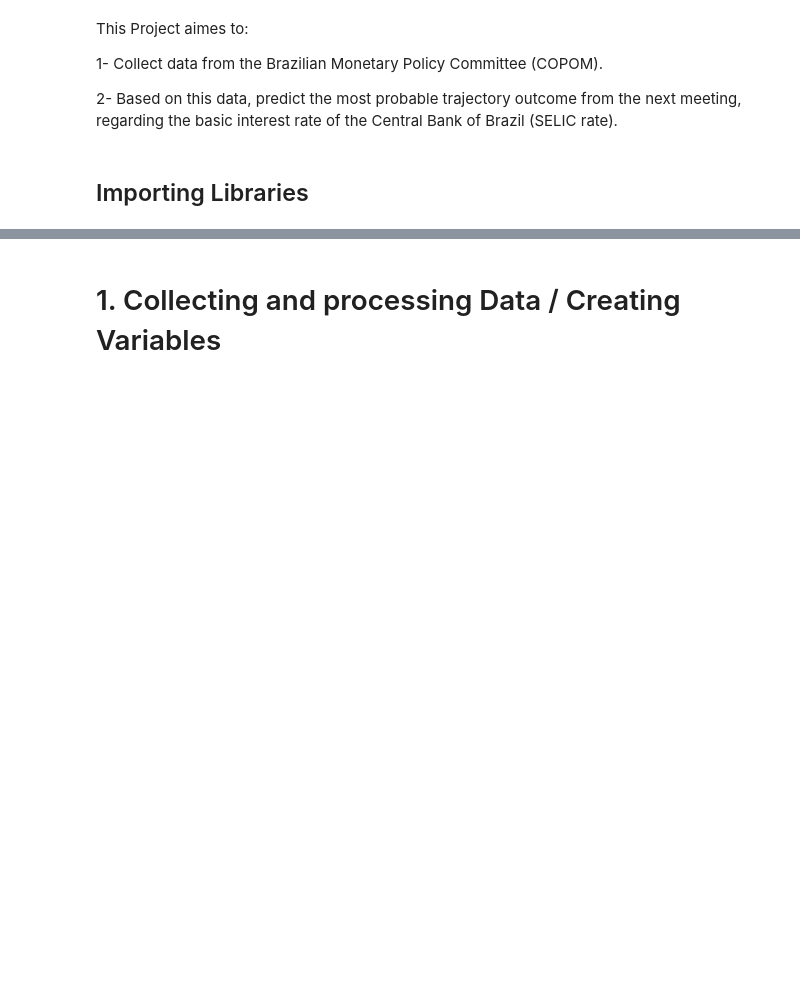
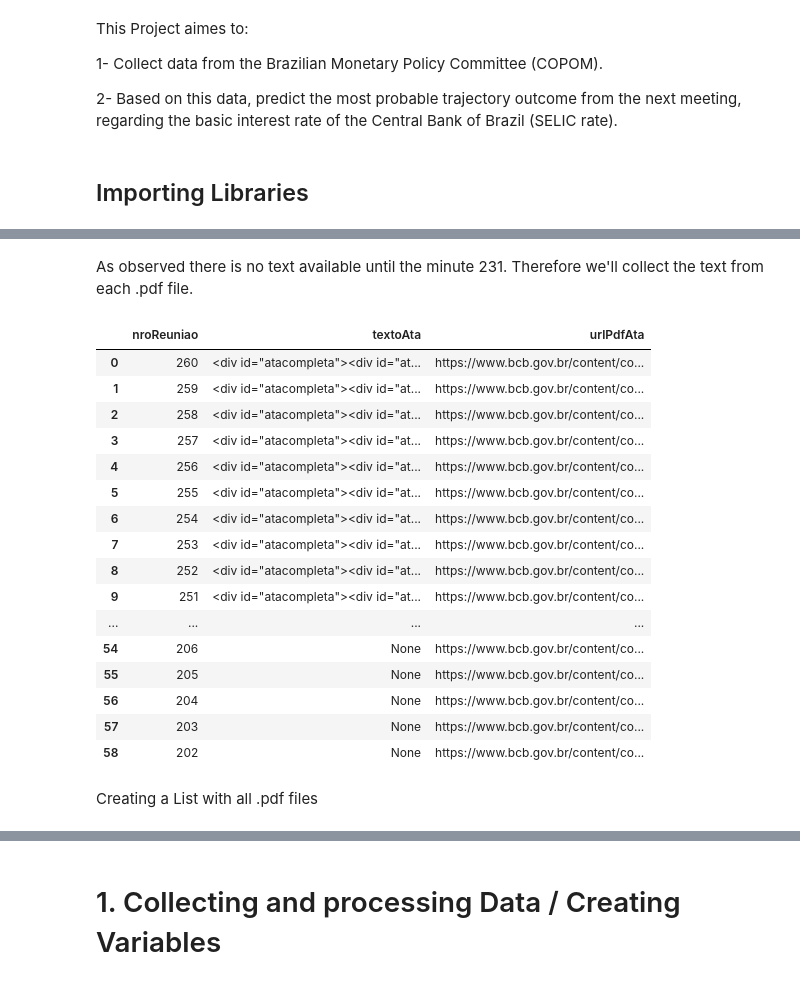
Before and after one commit to LVBruno/NLP-Brazil_Central_Bank_Interest_Rate_SELIC, a Jupyter notebook: NLP-Selic_Rate_predict(production).ipynb, the cells around one changed output, grey strips where cells are left out. Drawn from its saved outputs; the diff is of its cells as text; code cells hidden in the pictures; blank space fills up the shorter version.

```diff
--- a/NLP-Selic_Rate_predict(production).ipynb
+++ b/NLP-Selic_Rate_predict(production).ipynb
@@ -35,0 +83,2 @@ import matplotlib.pyplot as plt
+# %%
+list_url = "https://www.bcb.gov.br/api/servico/sitebcb/copom/atas_detalhes?nro_reuniao=" + df_aux['nroReuniao'].astype(str)
@@ -35,0 +165,32 @@ import matplotlib.pyplot as plt
+# %% [markdown]
+As observed there is no text available until the minute 231. Therefore we'll collect the text from each .pdf file.
+# %%
+# Extraction the needed info
+df = [{'nroReuniao': relatorio['conteudo'][0]['nroReuniao'], 'textoAta': relatorio['conteudo'][0]['textoAta']
+      , 'urlPdfAta' : relatorio['conteudo'][0]['urlPdfAta']} for relatorio in ata_data]
+
+# Criating a Dataframe from the dictionary list created above
+df = pd.DataFrame(df)
+
+# showing results
+df
+# %% [output]
+|  | nroReuniao | textoAta | urlPdfAta |
+| 0 | 260 | <div id="atacompleta"><div id="at... | https://www.bcb.gov.br/content/co... |
+| 1 | 259 | <div id="atacompleta"><div id="at... | https://www.bcb.gov.br/content/co... |
+| 2 | 258 | <div id="atacompleta"><div id="at... | https://www.bcb.gov.br/content/co... |
+| 3 | 257 | <div id="atacompleta"><div id="at... | https://www.bcb.gov.br/content/co... |
+| 4 | 256 | <div id="atacompleta"><div id="at... | https://www.bcb.gov.br/content/co... |
+| 5 | 255 | <div id="atacompleta"><div id="at... | https://www.bcb.gov.br/content/co... |
+| 6 | 254 | <div id="atacompleta"><div id="at... | https://www.bcb.gov.br/content/co... |
+| 7 | 253 | <div id="atacompleta"><div id="at... | https://www.bcb.gov.br/content/co... |
+| 8 | 252 | <div id="atacompleta"><div id="at... | https://www.bcb.gov.br/content/co... |
+| 9 | 251 | <div id="atacompleta"><div id="at... | https://www.bcb.gov.br/content/co... |
+| ... | ... | ... | ... |
+| 54 | 206 | None | https://www.bcb.gov.br/content/co... |
+| 55 | 205 | None | https://www.bcb.gov.br/content/co... |
+| 56 | 204 | None | https://www.bcb.gov.br/content/co... |
+| 57 | 203 | None | https://www.bcb.gov.br/content/co... |
+| 58 | 202 | None | https://www.bcb.gov.br/content/co... |
+# %% [markdown]
+Creating a List with all .pdf files
```
Also changed, not shown: parts of 25 cells of this notebook, 3 other files.
